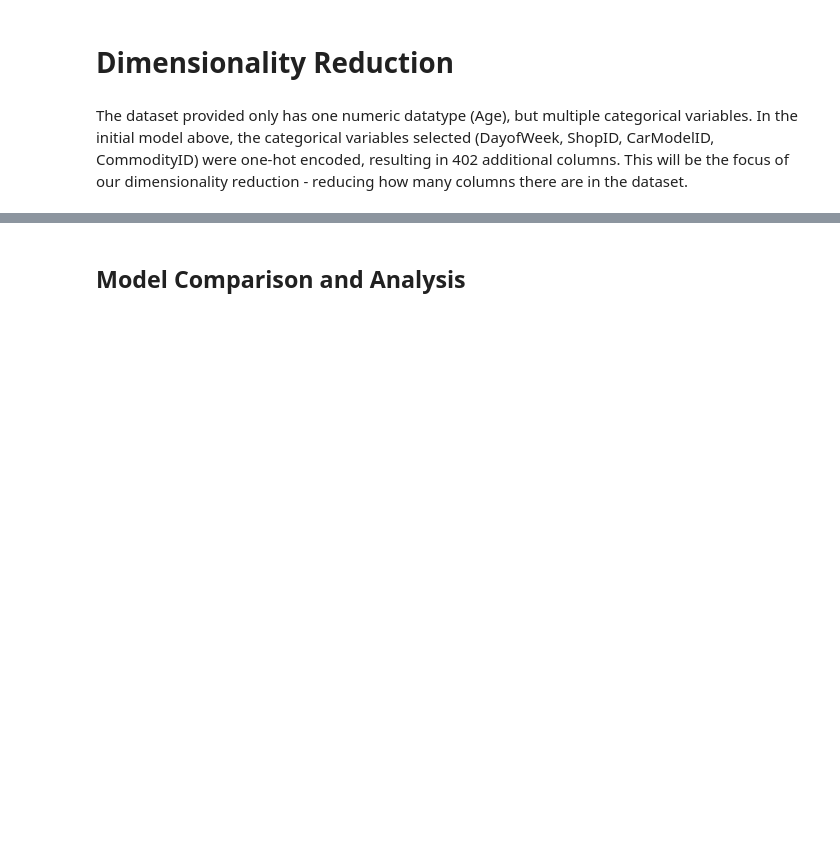
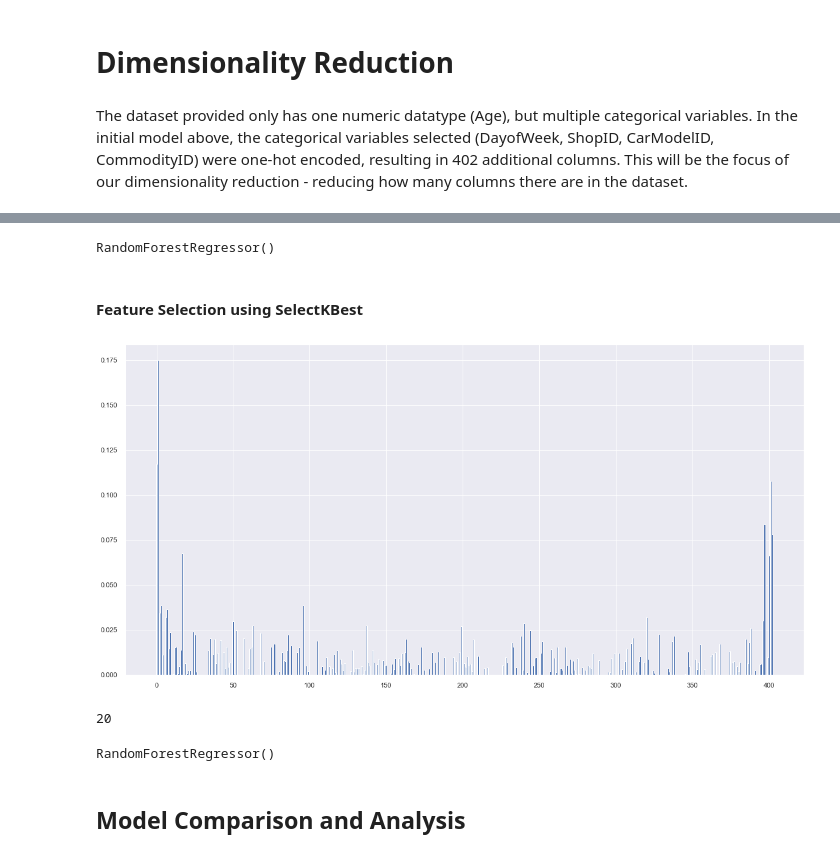
Before and after one commit to londonkasper/MLP04, a Jupyter notebook: PA04.ipynb, the cells around one changed output, grey strips where cells are left out. Drawn from its saved outputs; the diff is of its cells as text; code cells hidden in the pictures; blank space fills up the shorter version.

```diff
--- a/PA04.ipynb
+++ b/PA04.ipynb
@@ -346,0 +358,8 @@ The dataset provided only has one numeric datatype (Age), but multiple categoric
+# %%
+#Now we build a model with the new x attributes
+forest_reg_drop = RandomForestRegressor()
+forest_reg_drop.fit(x_train_drop, y_train)
+# %% [output]
+RandomForestRegressor()
+# %% [markdown]
+#### Feature Selection using SelectKBest
@@ -346,0 +375,23 @@ The dataset provided only has one numeric datatype (Age), but multiple categoric
+# %%
+xtrain = trainDF.copy()
+xtest = testDF.copy()
+xtest.drop(columns = ['CycleTime','DateCompleted','ArrivalDate'],inplace = True)
+xtrain.drop(columns = ['CycleTime','DateCompleted','ArrivalDate'],inplace = True)
+
+ytrain = trainDF['CycleTime'].copy()
+# %%
+fsall = SelectKBest(score_func=mutual_info_classif, k='all')
+fsall.fit(xtrain, ytrain)
+X_train_fsall = fs.transform(xtrain)
+X_test_fsall = fs.transform(xtest)
+# %%
+pyplot.bar([i for i in range(len(fsall.scores_))], fsall.scores_)
+pyplot.show()
+# %% [output]
+[figure, added]
+# %%
+#Selecting num features > .025, This is an arbitrary number based off of the above graph visualization to see what affects the model the most
+numk = len(np.where( fsall.scores_ > .025 )[0])
+numk
+# %% [output]
+20
@@ -347,3 +403,8 @@ The dataset provided only has one numeric datatype (Age), but multiple categoric
+# %%
+forest_reg_kbest = RandomForestRegressor()
+forest_reg_kbest.fit(X_train_fs, ytrain)
+# %% [output]
+RandomForestRegressor()
 # %% [markdown]
 ## Model Comparison and Analysis
 # %% [markdown]
```
Also changed, not shown: parts of 18 cells of this notebook.
